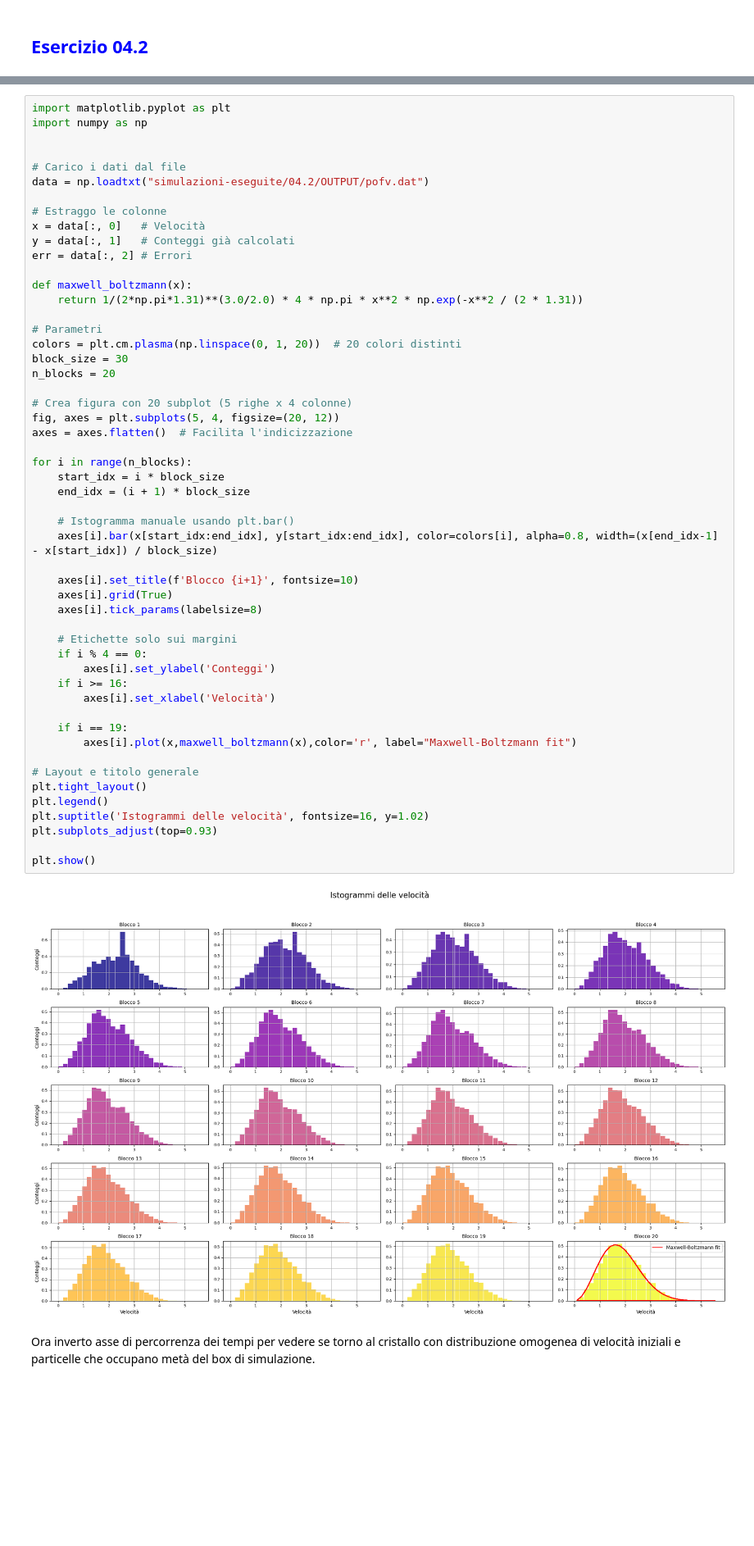
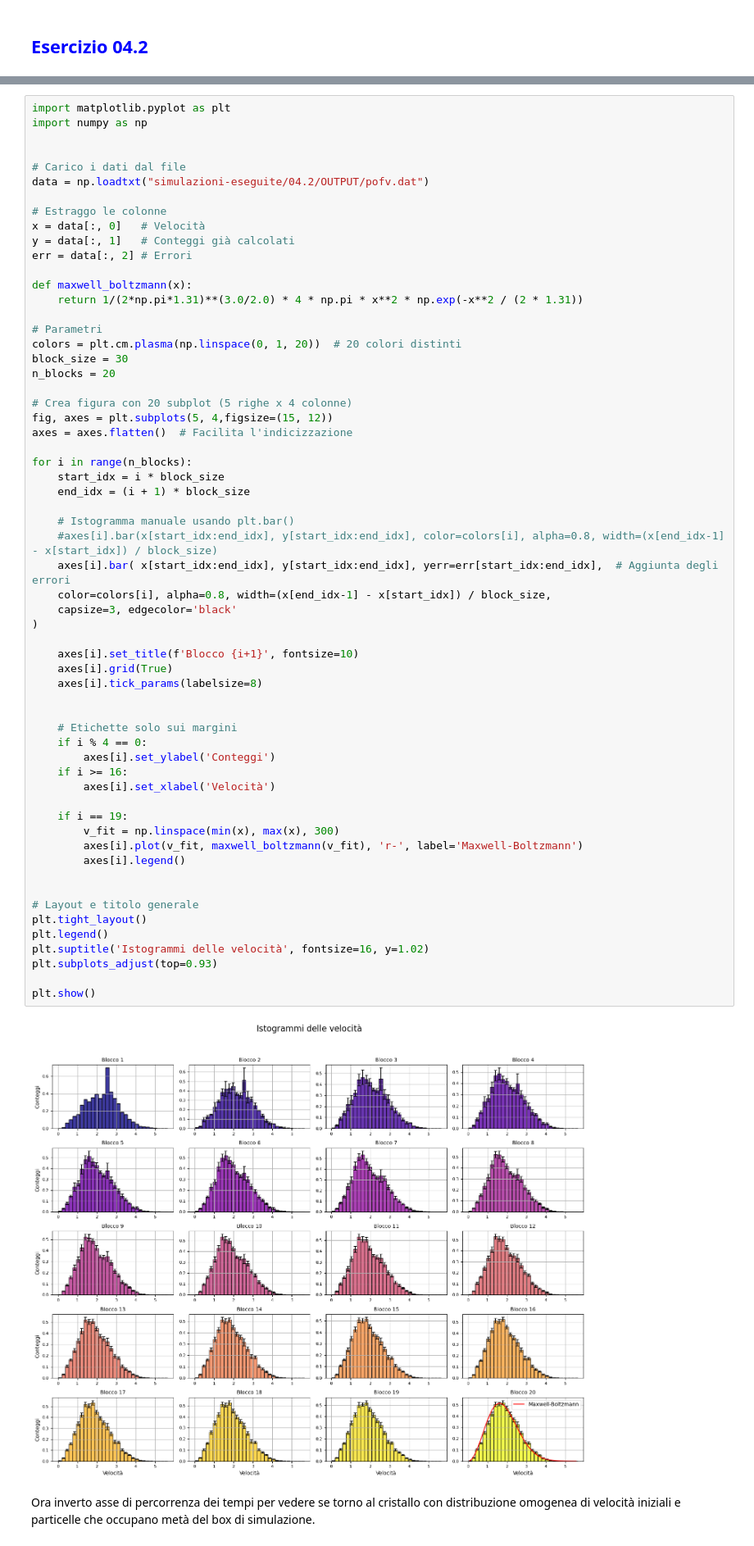
Before and after one commit to LucreziaBioni/numerical-simulation-laboratory, a Jupyter notebook: 04/04.ipynb, the cells around one changed output, grey strips where cells are left out. Shown: that part at 82% size. Drawn from its saved outputs; the diff is of its cells as text; blank space fills up the shorter version.

```diff
--- a/04/04.ipynb
+++ b/04/04.ipynb
@@ -56,38 +46,46 @@ block_size = 30
 n_blocks = 20
 
 # Crea figura con 20 subplot (5 righe x 4 colonne)
-fig, axes = plt.subplots(5, 4, figsize=(20, 12))
+fig, axes = plt.subplots(5, 4,figsize=(15, 12))
 axes = axes.flatten()  # Facilita l'indicizzazione
 
 for i in range(n_blocks):
     start_idx = i * block_size
     end_idx = (i + 1) * block_size
 
     # Istogramma manuale usando plt.bar()
-    axes[i].bar(x[start_idx:end_idx], y[start_idx:end_idx], color=colors[i], alpha=0.8, width=(x[end_idx-1] - x[start_idx]) / block_size)
+    #axes[i].bar(x[start_idx:end_idx], y[start_idx:end_idx], color=colors[i], alpha=0.8, width=(x[end_idx-1] - x[start_idx]) / block_size)
+    axes[i].bar( x[start_idx:end_idx], y[start_idx:end_idx], yerr=err[start_idx:end_idx],  # Aggiunta degli errori
+    color=colors[i], alpha=0.8, width=(x[end_idx-1] - x[start_idx]) / block_size,
+    capsize=3, edgecolor='black'
+)
 
     axes[i].set_title(f'Blocco {i+1}', fontsize=10)
     axes[i].grid(True)
     axes[i].tick_params(labelsize=8)
+
 
     # Etichette solo sui margini
     if i % 4 == 0:
         axes[i].set_ylabel('Conteggi')
     if i >= 16:
         axes[i].set_xlabel('Velocità')
 
     if i == 19:
-        axes[i].plot(x,maxwell_boltzmann(x),color='r', label="Maxwell-Boltzmann fit")
+        v_fit = np.linspace(min(x), max(x), 300)
+        axes[i].plot(v_fit, maxwell_boltzmann(v_fit), 'r-', label='Maxwell-Boltzmann')
+        axes[i].legend()
+
 
 # Layout e titolo generale
 plt.tight_layout()
 plt.legend()
 plt.suptitle('Istogrammi delle velocità', fontsize=16, y=1.02)
 plt.subplots_adjust(top=0.93)
 
 plt.show()
 # %% [output]
-[figure, old version]
+[figure, new version]
 # %% [markdown]
 Ora inverto asse di percorrenza dei tempi per vedere se torno al cristallo con distribuzione omogenea di velocità iniziali e particelle che occupano metà del box di simulazione.
 # %% [markdown]
```
Also changed, not shown: parts of 7 cells of this notebook.
